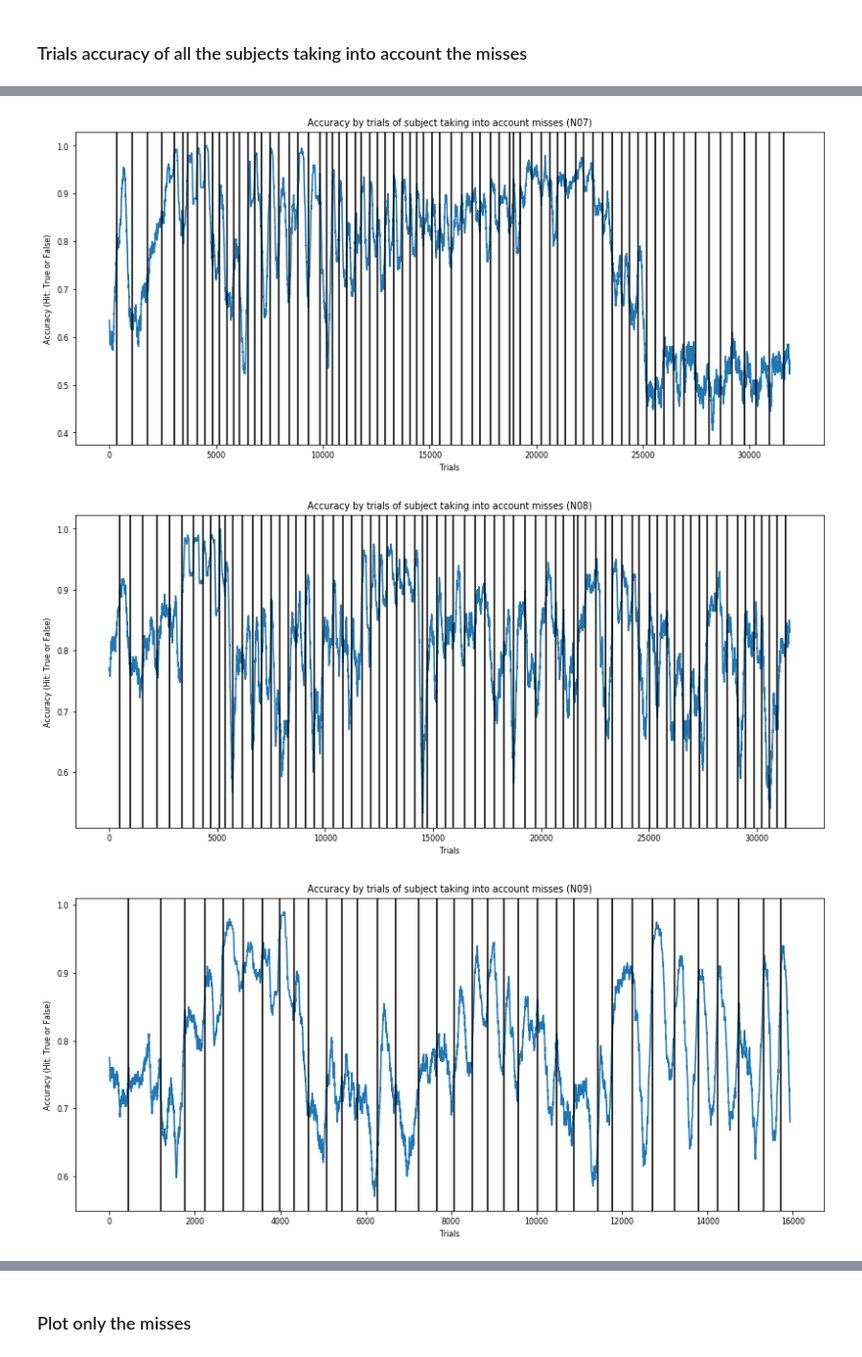
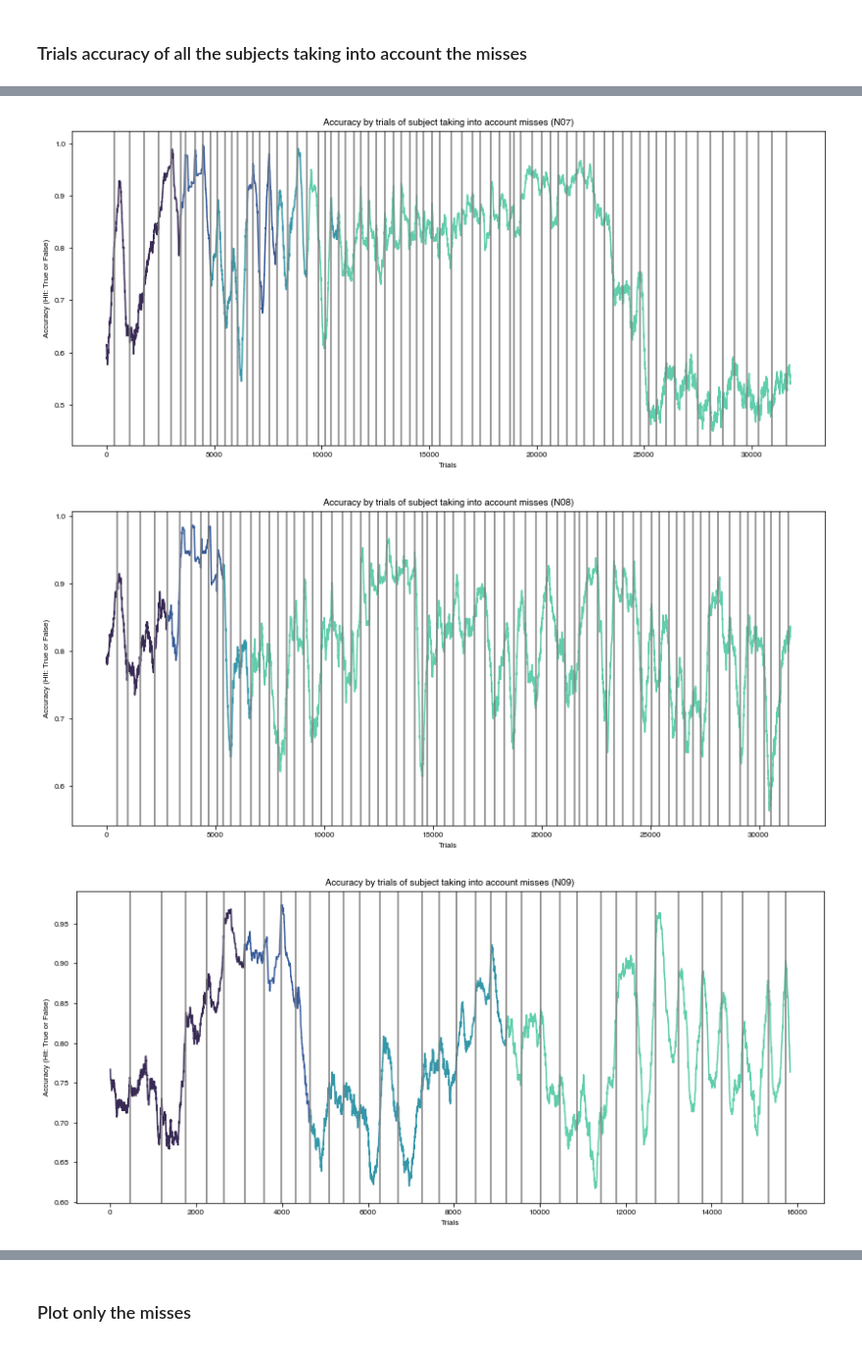
Before and after one commit to manuelmolano/ngym_shaping, a Jupyter notebook: Results_mice_behave_analysis.ipynb, the cells around one changed output, grey strips where cells are left out. Shown at 98% size. Drawn from its saved outputs; the diff is of its cells as text; code cells hidden in the pictures.

Commit message:
colored accuracy per trial for each subject plot, plot mean accuracy per trials taking into account misses and removal of plt_misses_trial function

```diff
--- a/Results_mice_behave_analysis.ipynb
+++ b/Results_mice_behave_analysis.ipynb
@@ -12,7 +12,7 @@ import mice_behav_analysis as mba
 import warnings
 warnings.filterwarnings('ignore')
 # %%
-mba.set_paths(path_ops='Manuel')
+mba.set_paths(path_ops='Leyre')
 # %%
 df_trials, df_params, subj_unq = mba.load_data()
 # %% [markdown]
@@ -64,12 +74,11 @@ mba.plot_final_acc_session_subj_stage4(subj_unq, dataframe_4stage, figsize=(14,
 # %% [markdown]
 ### Trials accuracy of all the subjects taking into account the misses
 # %%
-# TODO: colorcode by stage
-# Remove misses
-df_trials_without_misses = mba.remove_misses(df_trials)
-# Plot it
+# PLOT TRIALS ACCURACY OF ALL THE SUBJECTS CONSIDERING MISSES
+dataframe_4stage = mba.dataframes_joint(df_trials, df_params, subj_unq)
+# remove misses
+df_trials_without_misses = mba.remove_misses(dataframe_4stage)
 for i_s, sbj in enumerate(subj_unq):
-    df_sbj_perf = mba.concatenate_trials(df_trials_without_misses, sbj)
-    mba.plot_trials_subj_misses(df_trials_without_misses, sbj, df_sbj_perf, conv_w=200,
-                               figsize=(14,6))
+    mba.plot_accuracy_trials_coloured_stage4(sbj, df_trials_without_misses,
+                                             figsize=(14, 6))
 # %% [output]
@@ -82,3 +91,3 @@ for i_s, sbj in enumerate(subj_unq):
-[figure, old version]
+[figure, new version]
-[figure, old version]
+[figure, new version]
-[figure, old version]
+[figure, new version]
```
Also changed, not shown: parts of 9 cells of this notebook, 1 other file.
